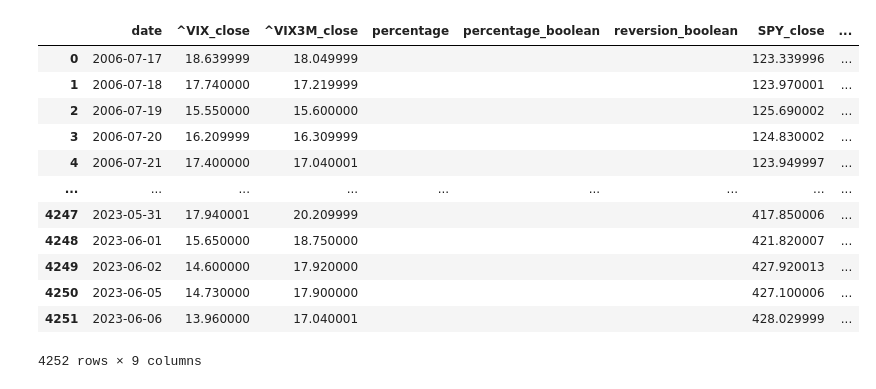
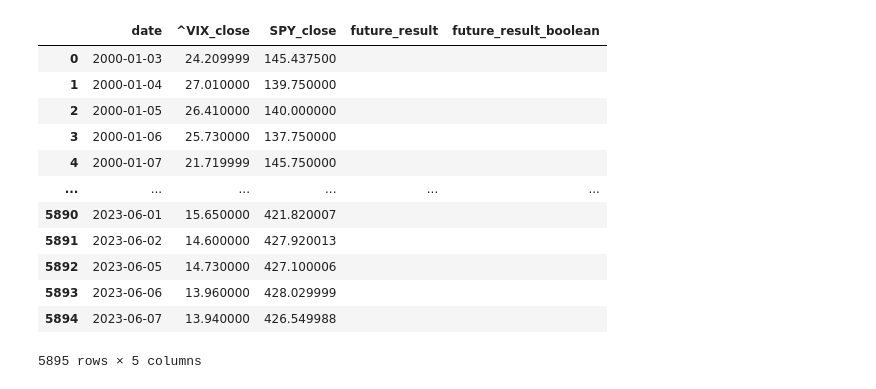
Before and after one commit to mlech413/Stock_Forecaster, a Jupyter notebook: Stock-Vix.ipynb, the cells around one changed output. Saved outputs shown, nothing was run; the diff lists cells and outputs as text; code cells hidden in the pictures.

```diff
--- a/Stock-Vix.ipynb
+++ b/Stock-Vix.ipynb
@@ -4,17 +4,12 @@ import pandas as pd
 import matplotlib.pyplot as plt
 import numpy as np
 import sklearn as skl
-# from sklearn.model_selection import train_test_split
-# from sklearn.preprocessing import StandardScaler
-# from sklearn.preprocessing import MinMaxScaler
 from sklearn.metrics import accuracy_score
 from sklearn.linear_model import LinearRegression
 import seaborn as sns
 from scipy import stats
 from scipy.optimize import curve_fit
 from matplotlib.patches import Rectangle
-
-relu_only = False
 
 # ***************************
 # ***                     ***
@@ -23,22 +18,16 @@ relu_only = False
 # ***************************
 
 
-# STOCK SYMBOL TO PROCESS:
+# SYMBOLS TO PROCESS:
+
 input_symbol_01 = "^VIX"
 print(f"Symbol 01: {input_symbol_01}")
-input_symbol_02 = "^VIX3M"
+
+input_symbol_02 = "SPY"
+# input_symbol_02 = "SVXY"
 print(f"Symbol 02: {input_symbol_02}")
-input_symbol_03 = "SPY"
-# input_symbol_03 = "SVXY"
-print(f"Symbol 03: {input_symbol_03}")
 
 days_in_future_that_result_is_calculated = 250
 print(f"Days in future that result is calculated: {days_in_future_that_result_is_calculated}")
-
-reversion_low_value = 12
-print(f"reversion_low_value: {reversion_low_value}")
-
-reversion_high_value = 20
-print(f"reversion_high_value: {reversion_high_value}")
 # %% [output]
 Symbol 01: ^VIX
@@ -159,7 +123,5 @@ df_03
 latest_date = df_01_min_date
 if df_02_min_date > latest_date:
   latest_date = df_02_min_date
-if df_03_min_date > latest_date:
-  latest_date = df_03_min_date
 print(latest_date)
 # %% [output]
@@ -218,35 +149,28 @@ df_03
 # %%
 col01 = (f"{input_symbol_01}_close")
 col02 = (f"{input_symbol_02}_close")
-col03 = (f"{input_symbol_03}_close")
 df = df_01[['date', 'close']].copy()
 df = df.rename(columns={'close': col01})
 df = df.merge(df_02, on='date')
 df = df.rename(columns={'close': col02})
 df = df.drop(columns=['open', 'high', 'low', 'adjclose', 'volume', 'ticker'])
-df['percentage'] = ""
-df['percentage_boolean'] = ""
-df['reversion_boolean'] = ""
-df = df.merge(df_03, on='date')
-df = df.rename(columns={'close': col03})
-df = df.drop(columns=['open', 'high', 'low', 'adjclose', 'volume', 'ticker'])
 df['future_result'] = ""
 df['future_result_boolean'] = ""
 df
 # %% [output]
-|  | date | ^VIX_close | ^VIX3M_close | percentage | percentage_boolean | reversion_boolean | SPY_close | ... |
-| 0 | 2006-07-17 | 18.639999 | 18.049999 |  |  |  | 123.339996 | ... |
-| 1 | 2006-07-18 | 17.740000 | 17.219999 |  |  |  | 123.970001 | ... |
-| 2 | 2006-07-19 | 15.550000 | 15.600000 |  |  |  | 125.690002 | ... |
-| 3 | 2006-07-20 | 16.209999 | 16.309999 |  |  |  | 124.830002 | ... |
-| 4 | 2006-07-21 | 17.400000 | 17.040001 |  |  |  | 123.949997 | ... |
-| ... | ... | ... | ... | ... | ... | ... | ... | ... |
-| 4247 | 2023-05-31 | 17.940001 | 20.209999 |  |  |  | 417.850006 | ... |
-| 4248 | 2023-06-01 | 15.650000 | 18.750000 |  |  |  | 421.820007 | ... |
-| 4249 | 2023-06-02 | 14.600000 | 17.920000 |  |  |  | 427.920013 | ... |
-| 4250 | 2023-06-05 | 14.730000 | 17.900000 |  |  |  | 427.100006 | ... |
-| 4251 | 2023-06-06 | 13.960000 | 17.040001 |  |  |  | 428.029999 | ... |
+|  | date | ^VIX_close | SPY_close | future_result | future_result_boolean |
+| 0 | 2000-01-03 | 24.209999 | 145.437500 |  |  |
+| 1 | 2000-01-04 | 27.010000 | 139.750000 |  |  |
+| 2 | 2000-01-05 | 26.410000 | 140.000000 |  |  |
+| 3 | 2000-01-06 | 25.730000 | 137.750000 |  |  |
+| 4 | 2000-01-07 | 21.719999 | 145.750000 |  |  |
+| ... | ... | ... | ... | ... | ... |
+| 5890 | 2023-06-01 | 15.650000 | 421.820007 |  |  |
+| 5891 | 2023-06-02 | 14.600000 | 427.920013 |  |  |
+| 5892 | 2023-06-05 | 14.730000 | 427.100006 |  |  |
+| 5893 | 2023-06-06 | 13.960000 | 428.029999 |  |  |
+| 5894 | 2023-06-07 | 13.940000 | 426.549988 |  |  |
-4252 rows × 9 columns
+5895 rows × 5 columns
 # %%
 for i in range(len(df)):
 
```
Also changed, not shown: parts of 24 cells of this notebook, 10 other files.
